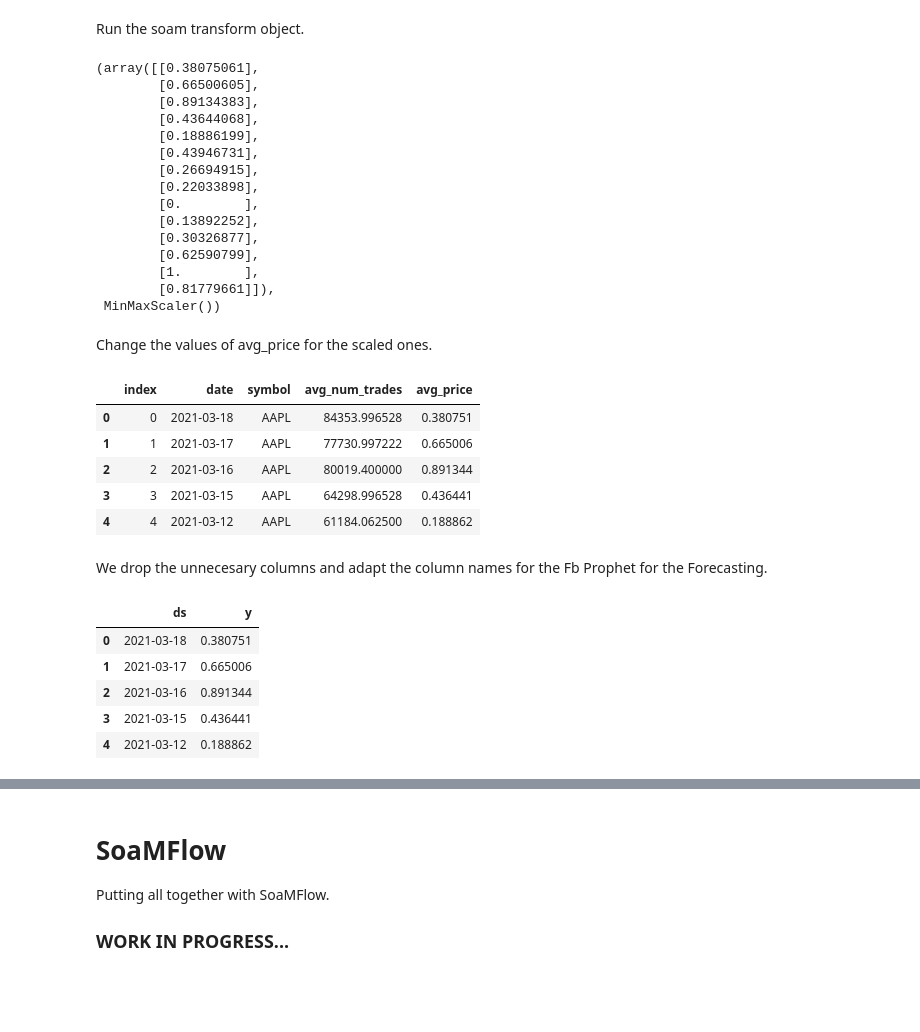
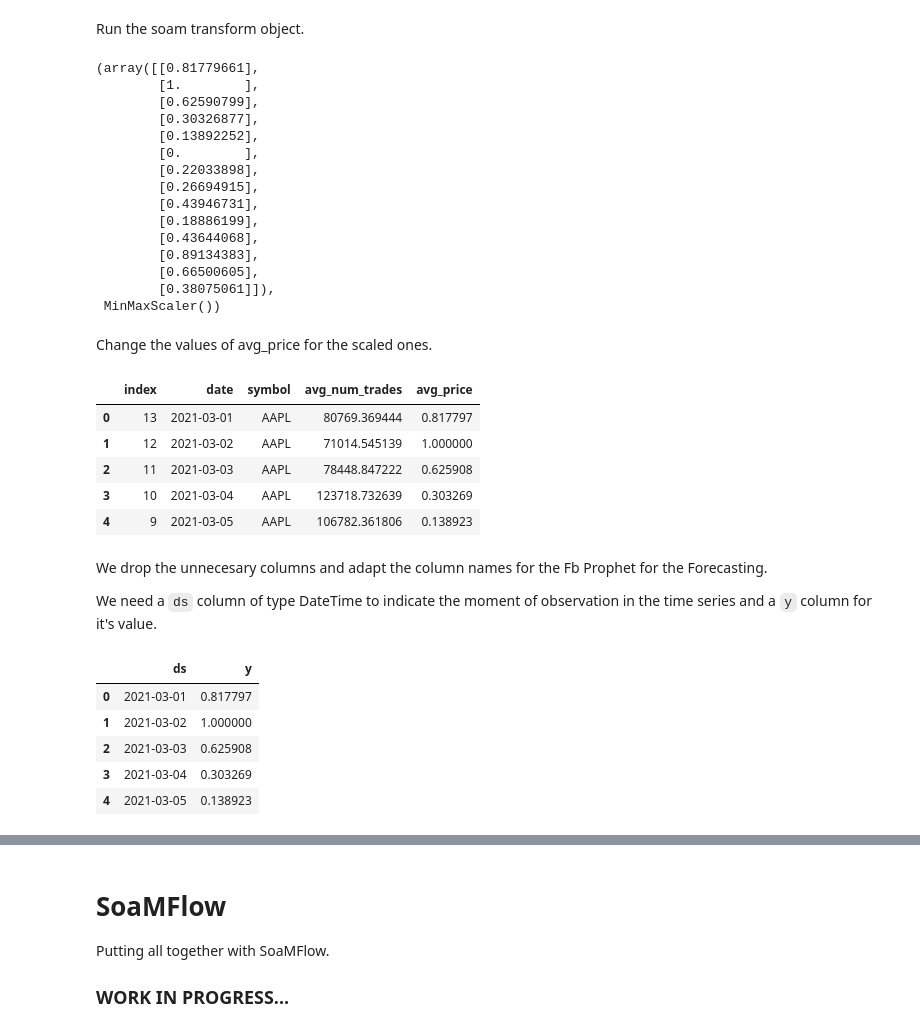
Before and after one commit to MuttData/soam, a Jupyter notebook: notebook/examples/quickstart.ipynb, the cells around one changed output, grey strips where cells are left out. Saved outputs shown, nothing was run; the diff lists cells and outputs as text; code cells hidden in the pictures; blank space fills up the shorter version.

```diff
--- a/notebook/examples/quickstart.ipynb
+++ b/notebook/examples/quickstart.ipynb
@@ -54,7 +55,8 @@ build_query_kwargs={
     'timestamp_col': 'date',
     'start_date': "2021-03-01",
     'end_date': "2021-03-20",
-    'extra_where_conditions': ["symbol = 'AAPL'"]
+    'extra_where_conditions': ["symbol = 'AAPL'"],
+    'order_by': ["date ASC"]
 }
 # %%
 extractor.run(build_query_kwargs=build_query_kwargs).head()
@@ -104,20 +107,20 @@ Run the soam transform object.
 # %%
 ts.run(data)
 # %% [output]
-(array([[0.38075061],
+(array([[0.81779661],
+        [1.        ],
+        [0.62590799],
+        [0.30326877],
+        [0.13892252],
+        [0.        ],
+        [0.22033898],
+        [0.26694915],
+        [0.43946731],
+        [0.18886199],
+        [0.43644068],
+        [0.89134383],
         [0.66500605],
-        [0.89134383],
-        [0.43644068],
-        [0.18886199],
-        [0.43946731],
-        [0.26694915],
-        [0.22033898],
-        [0.        ],
-        [0.13892252],
-        [0.30326877],
-        [0.62590799],
-        [1.        ],
-        [0.81779661]]),
+        [0.38075061]]),
  MinMaxScaler())
 # %% [markdown]
 Change the values of avg_price for the scaled ones.
@@ -126,23 +129,28 @@ df.avg_price = ts.run(data)[0]
 df.head()
 # %% [output]
 |  | index | date | symbol | avg_num_trades | avg_price |
-| 0 | 0 | 2021-03-18 | AAPL | 84353.996528 | 0.380751 |
-| 1 | 1 | 2021-03-17 | AAPL | 77730.997222 | 0.665006 |
-| 2 | 2 | 2021-03-16 | AAPL | 80019.400000 | 0.891344 |
-| 3 | 3 | 2021-03-15 | AAPL | 64298.996528 | 0.436441 |
-| 4 | 4 | 2021-03-12 | AAPL | 61184.062500 | 0.188862 |
+| 0 | 13 | 2021-03-01 | AAPL | 80769.369444 | 0.817797 |
+| 1 | 12 | 2021-03-02 | AAPL | 71014.545139 | 1.000000 |
+| 2 | 11 | 2021-03-03 | AAPL | 78448.847222 | 0.625908 |
+| 3 | 10 | 2021-03-04 | AAPL | 123718.732639 | 0.303269 |
+| 4 | 9 | 2021-03-05 | AAPL | 106782.361806 | 0.138923 |
 # %% [markdown]
 We drop the unnecesary columns and adapt the column names for the Fb Prophet for the Forecasting.
+
+
+
+We need a `ds` column of type DateTime to indicate the moment of observation in the time series and a `y` column for it's value.
 # %%
 df = df[['date', 'avg_price']]
 df.rename(columns = {
     'date': 'ds',
     'avg_price': 'y'}, inplace = True)
+df.ds =  pd.to_datetime(df.ds, infer_datetime_format=True)
 df.head()
 # %% [output]
 |  | ds | y |
-| 0 | 2021-03-18 | 0.380751 |
-| 1 | 2021-03-17 | 0.665006 |
-| 2 | 2021-03-16 | 0.891344 |
-| 3 | 2021-03-15 | 0.436441 |
-| 4 | 2021-03-12 | 0.188862 |
+| 0 | 2021-03-01 | 0.817797 |
+| 1 | 2021-03-02 | 1.000000 |
+| 2 | 2021-03-03 | 0.625908 |
+| 3 | 2021-03-04 | 0.303269 |
+| 4 | 2021-03-05 | 0.138923 |
```
Also changed, not shown: parts of 16 cells of this notebook.
